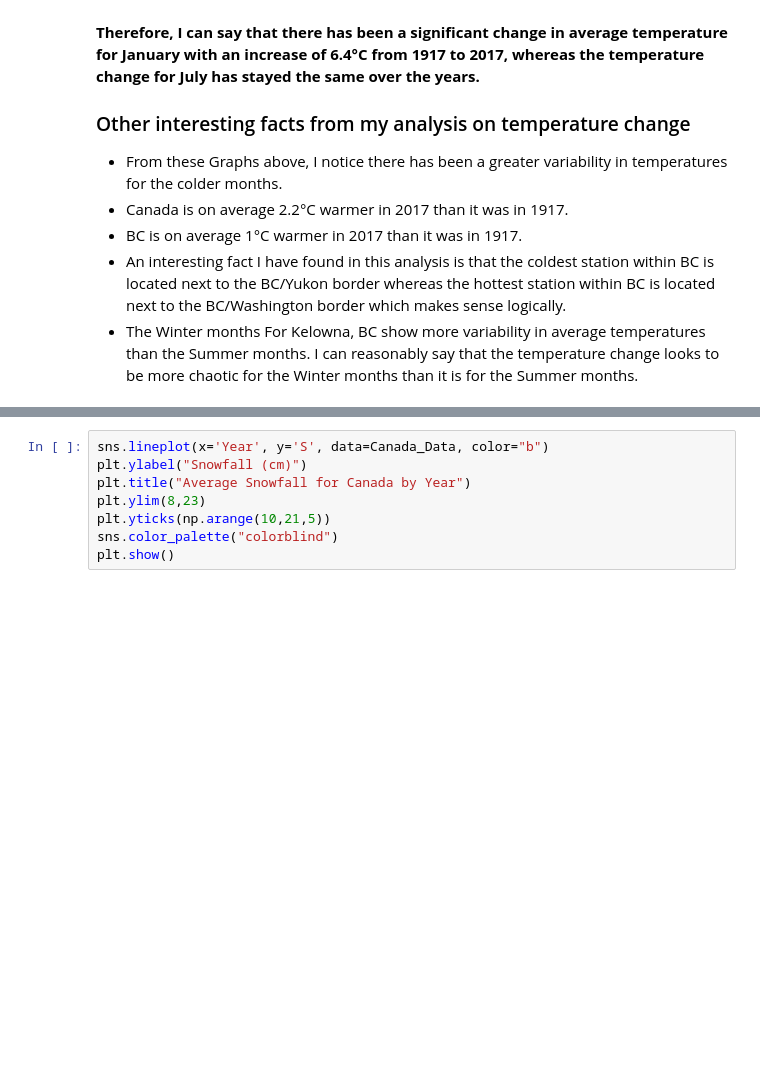
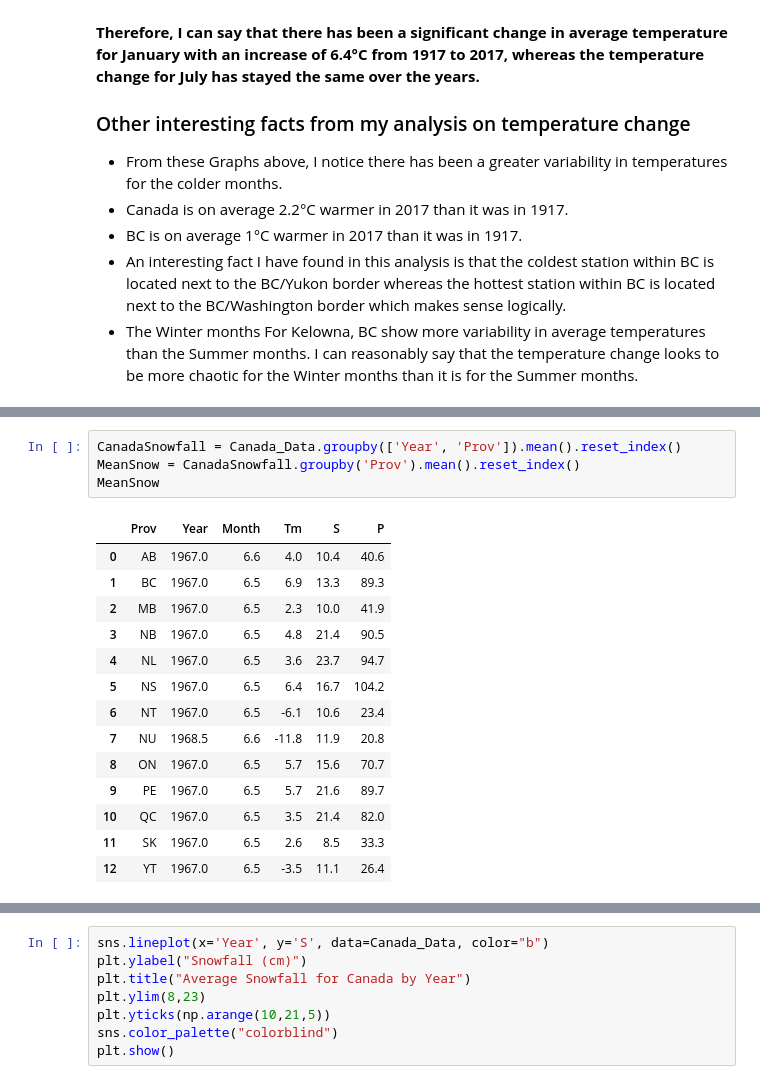
Before and after one commit to ubco-W2022T2-data301/project-group33, a Jupyter notebook: analysis/analysis3.ipynb, the cells around one changed output, grey strips where cells are left out. Saved outputs shown, nothing was run; the diff lists cells and outputs as text; blank space fills up the shorter version.

```diff
--- a/analysis/analysis3.ipynb
+++ b/analysis/analysis3.ipynb
@@ -606,0 +649,19 @@ Kelownadata[Kelownadata['Tm'] < -12]
+# %%
+CanadaSnowfall = Canada_Data.groupby(['Year', 'Prov']).mean().reset_index()
+MeanSnow = CanadaSnowfall.groupby('Prov').mean().reset_index()
+MeanSnow
+# %% [output]
+|  | Prov | Year | Month | Tm | S | P |
+| 0 | AB | 1967.0 | 6.6 | 4.0 | 10.4 | 40.6 |
+| 1 | BC | 1967.0 | 6.5 | 6.9 | 13.3 | 89.3 |
+| 2 | MB | 1967.0 | 6.5 | 2.3 | 10.0 | 41.9 |
+| 3 | NB | 1967.0 | 6.5 | 4.8 | 21.4 | 90.5 |
+| 4 | NL | 1967.0 | 6.5 | 3.6 | 23.7 | 94.7 |
+| 5 | NS | 1967.0 | 6.5 | 6.4 | 16.7 | 104.2 |
+| 6 | NT | 1967.0 | 6.5 | -6.1 | 10.6 | 23.4 |
+| 7 | NU | 1968.5 | 6.6 | -11.8 | 11.9 | 20.8 |
+| 8 | ON | 1967.0 | 6.5 | 5.7 | 15.6 | 70.7 |
+| 9 | PE | 1967.0 | 6.5 | 5.7 | 21.6 | 89.7 |
+| 10 | QC | 1967.0 | 6.5 | 3.5 | 21.4 | 82.0 |
+| 11 | SK | 1967.0 | 6.5 | 2.6 | 8.5 | 33.3 |
+| 12 | YT | 1967.0 | 6.5 | -3.5 | 11.1 | 26.4 |
```
Also changed, not shown: parts of 19 cells of this notebook, 5 other files.
